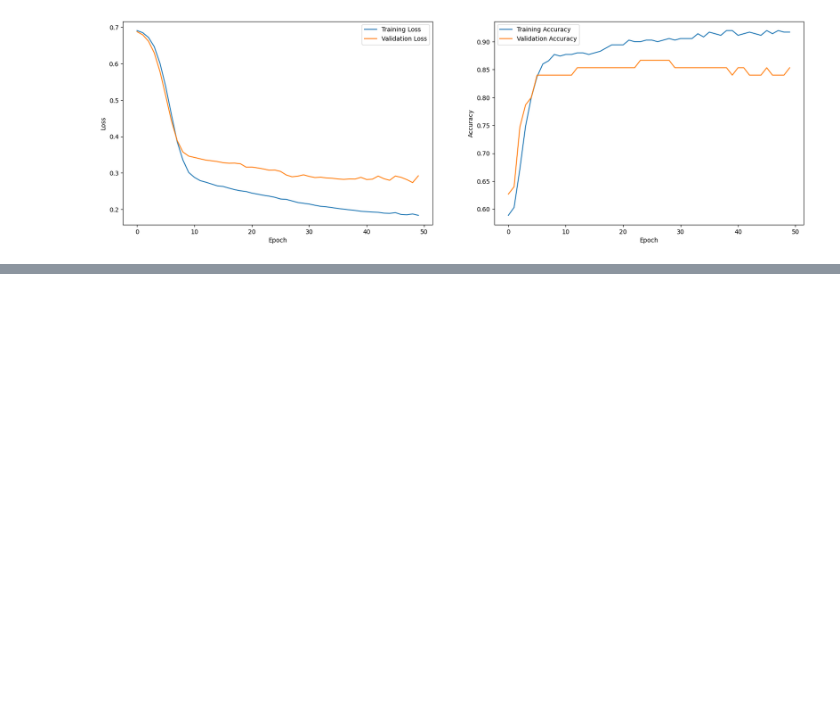
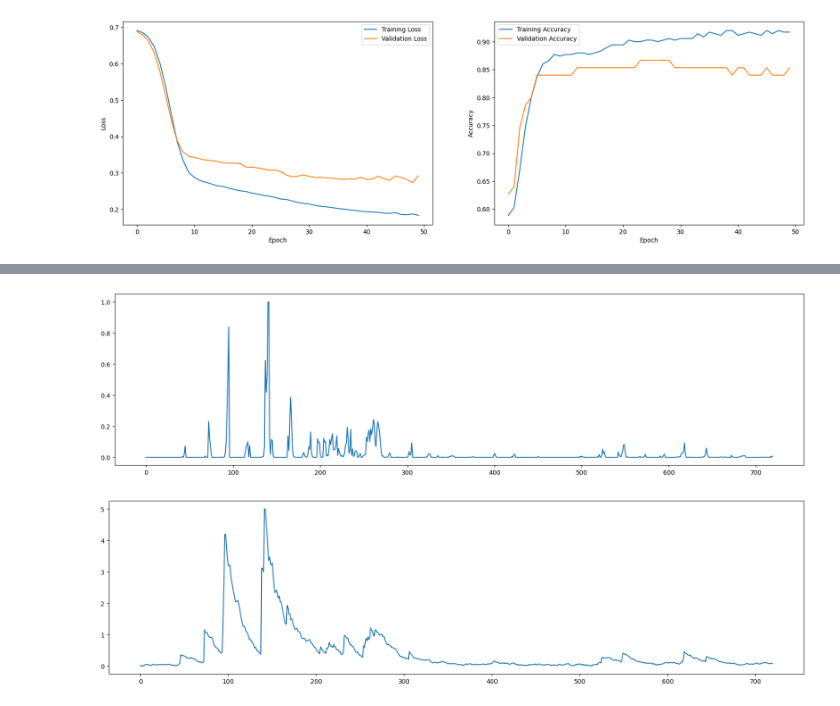
Before and after one commit to nishanthdmello/AI-Based-Agriculture, a Jupyter notebook: crop-irrigation-ann.ipynb, the cells around one changed output, grey strips where cells are left out. Saved outputs shown, nothing was run; the diff lists cells and outputs as text; code cells hidden in the pictures; blank space fills up the shorter version.

```diff
--- a/crop-irrigation-ann.ipynb
+++ b/crop-irrigation-ann.ipynb
@@ -104,0 +219,4 @@ plt.show()
+# %%
+soil_moisture = [round(num, 2) for num in soil_moisture]
+df['Moisture'] = soil_moisture
+df
@@ -104,0 +237,15 @@ plt.show()
+# %%
+
+x = df.index
+y = rainfall
+plt.figure(figsize=(20, 5))
+plt.plot(x, y)
+plt.show()
+x = df.index
+y = soil_moisture
+plt.figure(figsize=(20, 5))
+plt.plot(x, y)
+plt.show()
+# %% [output]
+[figure, added]
+[figure, added]
```
Also changed, not shown: parts of 8 cells of this notebook, 2 other files.
